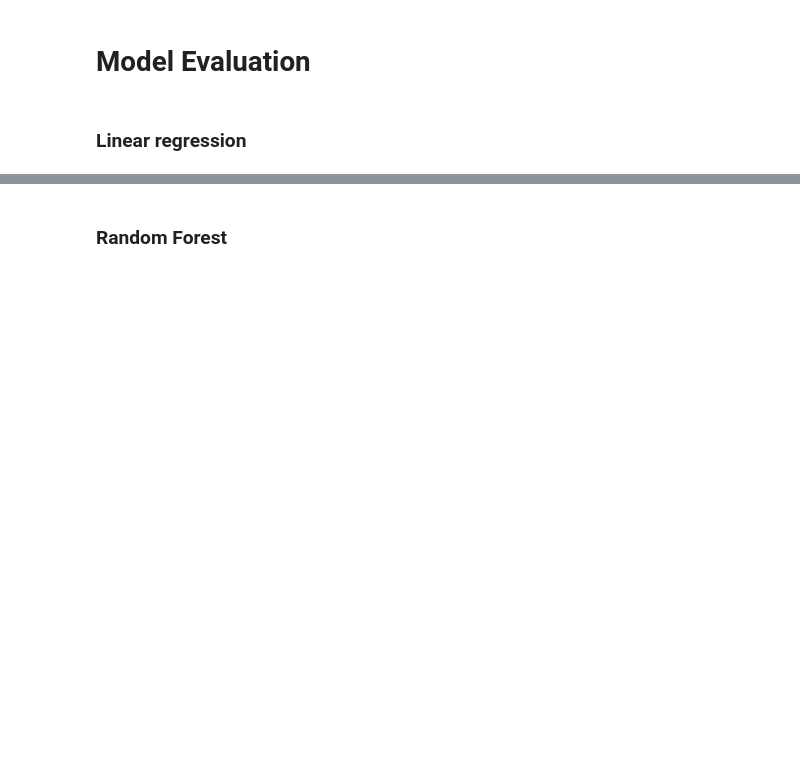
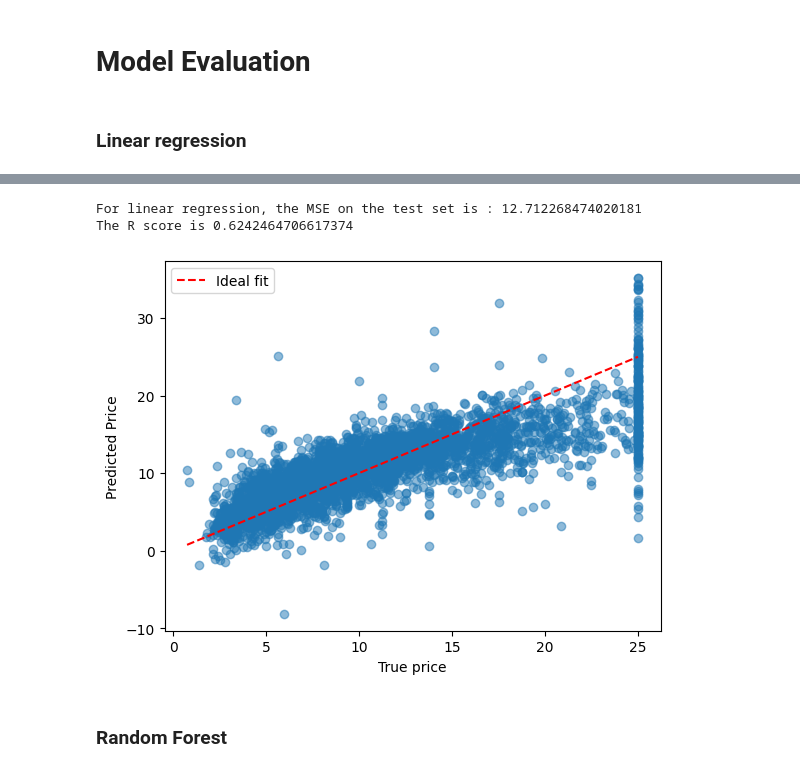
Before and after one commit to T-prog123/ML_classics, a Jupyter notebook: hackathon/california_housing_hackathon/califronia_housing_hackathon.ipynb, the cells around one changed output, grey strips where cells are left out. Drawn from its saved outputs; the diff is of its cells as text; code cells hidden in the pictures; blank space fills up the shorter version.

```diff
--- a/hackathon/california_housing_hackathon/califronia_housing_hackathon.ipynb
+++ b/hackathon/california_housing_hackathon/califronia_housing_hackathon.ipynb
@@ -107,6 +135,6 @@ numeric_variables = total_df_refromated.columns[:8]
 
 X_df, y_df = X_y_split(total_df_refromated)
 X_train_df, X_test_df, y_train_df, y_test_df = train_test_split(X_df, y_df, test_size=0.2, random_state=42)
-mean_df, std_df = get_mean_std(X_train_df,numeric_variables)
-X_train_df = standardize(X_train_df, numeric_variables, mean_df, std_df)
-X_test_df = standardize(X_test_df, numeric_variables, mean_df, std_df)
+
+X_train_df, X_test_df = fill_na_linear(X_train_df, X_test_df)
+X_train_df, X_test_df = standardize(X_train_df, X_test_df, numeric_variables)
@@ -117,5 +141,14 @@ np.float64(5.568366257814594e-17)
 # %% [markdown]
 # Model Evaluation
+# %%
+def plot_scatter_evaluation(y_test_df, y_predict_test):
+    plt.scatter(y_test_df.values, y_predict_test, alpha=0.5)
+    plt.xlabel("True price")
+    plt.ylabel("Predicted Price")
+    plt.plot([y_test_df.min(), y_test_df.max()],
+            [y_test_df.min(), y_test_df.max()],
+            'r--', label='Ideal fit')
+    plt.legend()
 # %% [markdown]
 ### Linear regression
 # %%
@@ -128,6 +166,12 @@ LinearRegression does not accept missing values encoded as NaN natively. For sup
 # %%
-y_predict_test_rf = model_lr.predict(X_test_df)
-print(f"For Random Forest, the MSE on the test set is : {mean_squared_error(y_test_df.values, y_predict_test_rf):.2e}")
+y_predict_test_lr = model_lr.predict(X_test_df)
+print(f"For linear regression, the MSE on the test set is : {mean_squared_error(y_test_df.values, y_predict_test_lr)}")
+print(f"The R score is {model_lr.score(X_test_df, y_test_df)}")
+plot_scatter_evaluation(y_test_df, y_predict_test_lr)
+# %% [output]
+For linear regression, the MSE on the test set is : 12.712268474020181
+The R score is 0.6242464706617374
+[figure, added]
 # %% [markdown]
 ### Random Forest
 # %%
```
Also changed, not shown: parts of 12 cells of this notebook.
